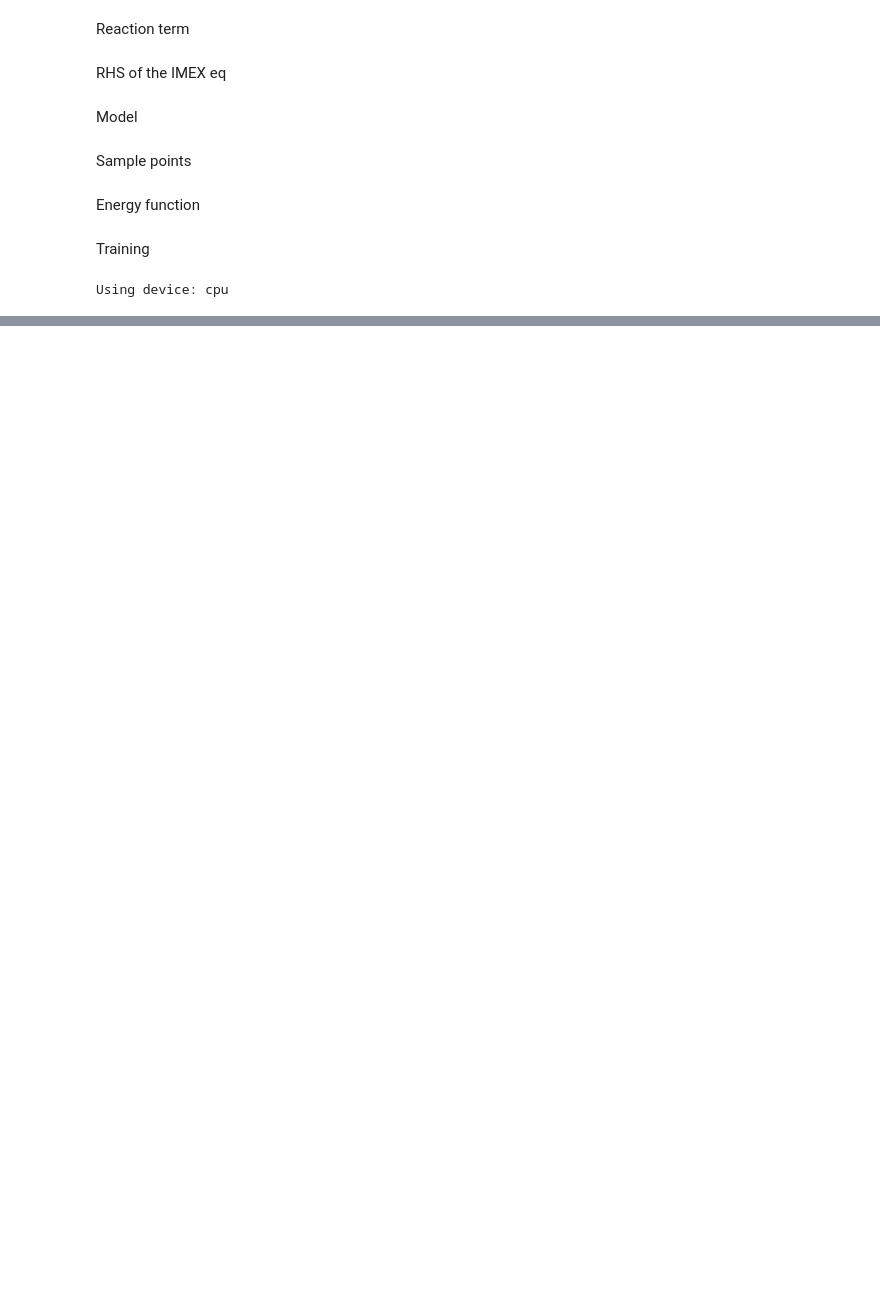
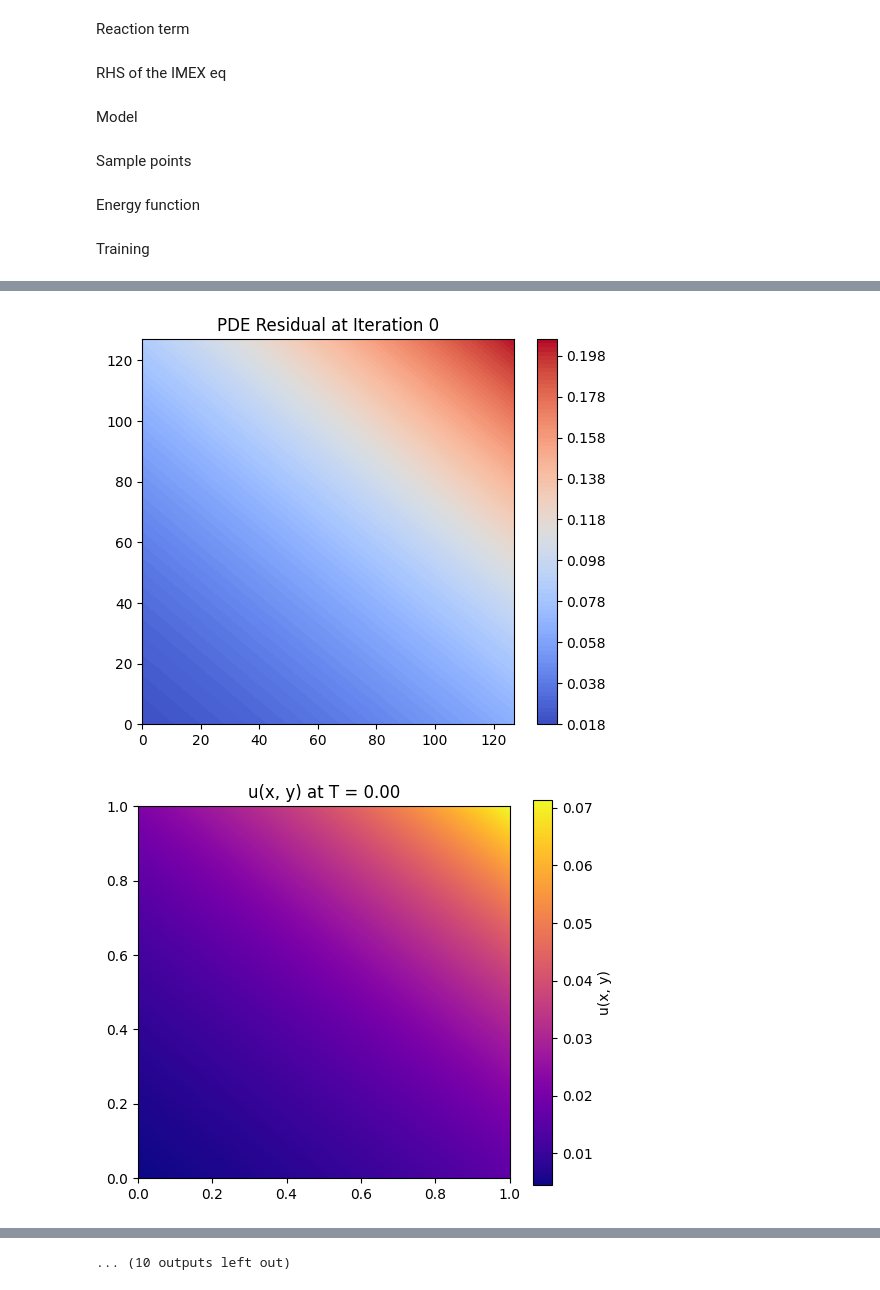
Before and after one commit to FannyRorri/SML_final, a Jupyter notebook: ML/model.ipynb, the cells around one changed output, grey strips where cells are left out. Cells and saved outputs as stored; diff of their text form; code cells hidden in the pictures; blank space fills up the shorter version.

```diff
--- a/ML/model.ipynb
+++ b/ML/model.ipynb
@@ -142,7 +177,7 @@ def energy_f(model, points, sigma_norm, rhs_norm, dt, x):
 Training
 # %%
 # training func
-def train(model, points, sigma_norm, rhs_norm, dt, lr, steps, device):
+def train(model, points, sigma_norm, rhs_norm, dt, lr, steps, device, ic_target=None, full_grid=None):
     model.train()
     points = points.to(device)
     optimizer = torch.optim.Adam(model.parameters(), lr=lr)
@@ -151,6 +186,10 @@ def train(model, points, sigma_norm, rhs_norm, dt, lr, steps, device):
     for epoch in range(steps):
         optimizer.zero_grad()
         loss = energy_f(model, points, sigma_norm, rhs_norm, dt, points)
+        if ic_target is not None and full_grid is not None:
+            u_pred = model(full_grid).squeeze()
+            ic_loss = F.mse_loss(u_pred, ic_target)
+            loss += 10 * ic_loss
         loss.backward()
         torch.nn.utils.clip_grad_norm_(model.parameters(), max_norm=1.0)
         optimizer.step()
@@ -163,3 +232,11 @@ def train(model, points, sigma_norm, rhs_norm, dt, lr, steps, device):
+# %%
+def grad(model, x):
+    x.requires_grad_(True)
+    u = model(x)
+    if u.ndim == 2 and u.shape[1] == 1:
+        u = u.squeeze(-1)
+    grad_u = torch.autograd.grad(outputs=u,inputs=x,grad_outputs=torch.ones_like(u),create_graph=True,retain_graph=True,only_inputs=True)[0]
+    return grad_u
 # %%
 # //// param def ////////////////////
 dt = 0.5
@@ -168,7 +245,7 @@ steps = 1000
 colloc_p = 1024
 w = 64
 d = 4
-lr = 1e-4  # could get smaller
+lr = 1e-5  # could get smaller
 
 model = DeepRitz(input_dim=2, output_dim=1, w=w, d=d).to(device)
 
@@ -184,23 +261,52 @@ u_np = u_n.detach().numpy().reshape(n_x, n_y)
 
 rhs_v = rhs(u_np, a, fr, ft, fd, dt).flatten()
 rhs_t = torch.tensor(rhs_v, dtype=torch.float32).to(device)
-# %% [output]
-Using device: cpu
 # %%
 tot_losses = []
+u0_tensor = u_n.to(device)
 
 for n in range(int(N)):
     print(f"iter: {n} ###############################")
 
-    points = sample_cps(colloc_p)
-    model, losses = train(model, points, sigma_norm, rhs_norm, dt, lr, steps, device)
+    # Use full grid and enforce IC at step 0
+    if n == 0:
+        points = xy_t.clone().detach()
+        model, losses = train(model, points, sigma_norm, rhs_norm, dt, lr, steps, device,
+                              ic_target=u0_tensor, full_grid=xy_t)
+    else:
+        points = sample_cps(colloc_p)
+        model, losses = train(model, points, sigma_norm, rhs_norm, dt, lr, steps, device)
+
     tot_losses.extend(losses)
 
+    u = model(points)
+    grad_u = grad(model, points)
+    grad_norm_sq = torch.sum(grad_u**2, dim=-1)
+    diffusion_term = 0.5 * sigma_norm(points) * grad_norm_sq
+    reaction_term = (0.5 / dt) * u**2
+    source_term = rhs_norm(points) * u
+    energy = (diffusion_term + reaction_term - source_term).mean()
+    print(f"    Energy after iteration {n}: {energy.item():.6f}")
+
     with torch.no_grad():
-        u_pred = model(xy_t).squeeze().cpu()
+        u_pred = model(xy_t).squeeze()
     u_n = u_pred.clone()
-    u_np = u_n.numpy().reshape(n_x, n_y)
+    u_np = u_n.detach().cpu().numpy().reshape(n_x, n_y)
     rhs_v = rhs(u_np, a, fr, ft, fd, dt).flatten()
     rhs_t = torch.tensor(rhs_v, dtype=torch.float32).to(device)
+
+    diagnostics = pde_term_diagnostics(model, xy_t, u_n, sigma_norm, dt, a, fr, ft, fd)
+    if n % 10 == 0:
+        plt.figure(figsize=(6, 5))
+        plt.contourf(diagnostics['residual'].reshape(n_x, n_y), levels=100, cmap='coolwarm')
+        plt.colorbar()
+        plt.title(f"PDE Residual at Iteration {n}")
+        plt.show()
+
+        plt.figure(figsize=(6, 5))
+        plt.imshow(u_np, origin='lower', extent=[0,1,0,1], cmap='plasma')
+        plt.colorbar(label='u(x, y)')
+        plt.title(f"u(x, y) at T = {n*dt:.2f}")
+        plt.show()
 # %% [output]
 iter: 0 ###############################
@@ -222,0 +324,2 @@ iter: 1 ###############################
+[figure, added]
+[figure, added]
@@ -223,3 +383,4 @@ iter: 1 ###############################
+... (10 outputs left out)
 # %%
 steps = 1000
 N = len(tot_losses) // steps
```
Also changed, not shown: parts of 10 cells of this notebook, 1 other file.
